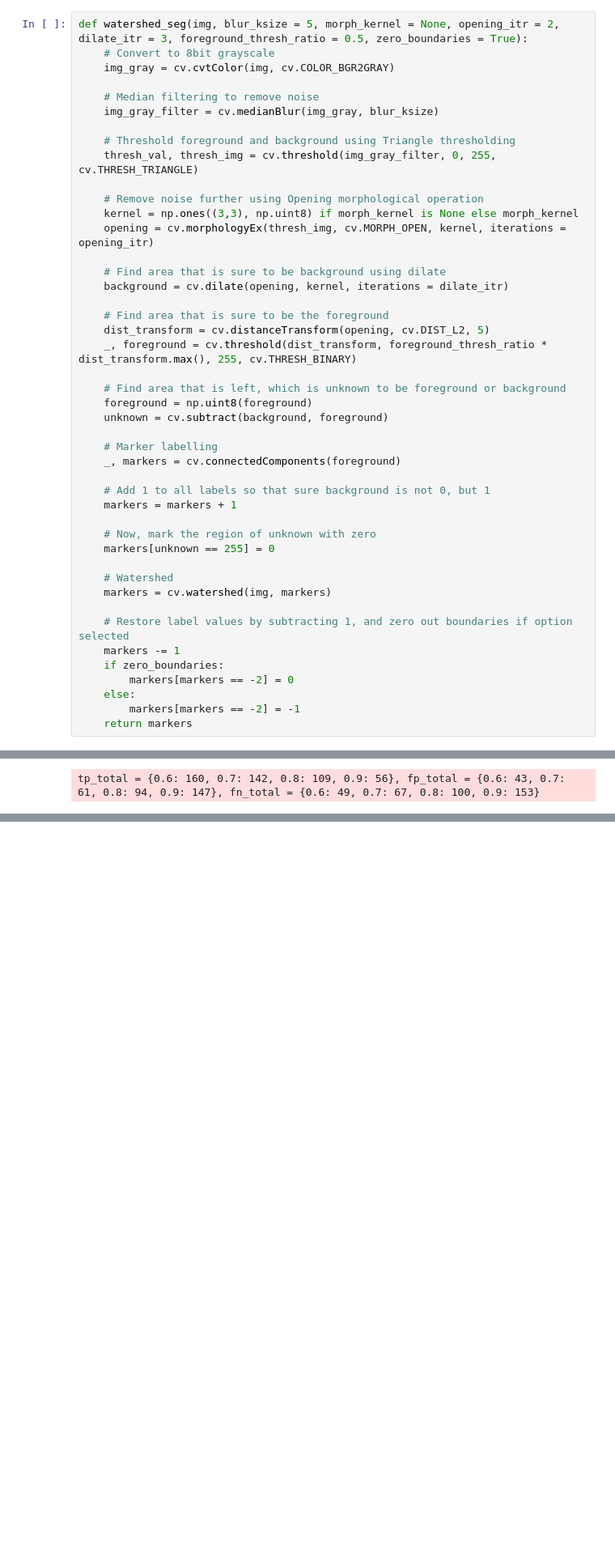
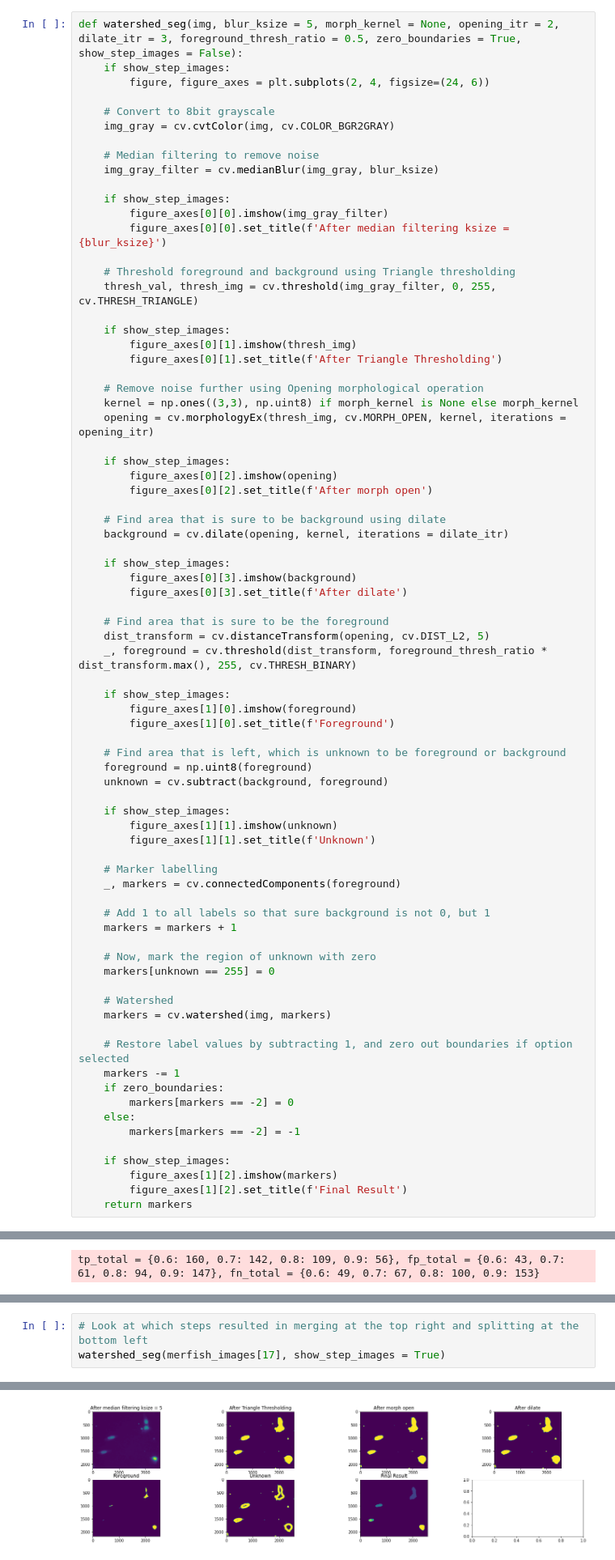
Before and after one commit to annajiwons/merfish-segmentation, a Jupyter notebook: 4_watershed/watershed.ipynb, the cells around one changed output, grey strips where cells are left out. Shown at 81% size. Drawn from its saved outputs; the diff is of its cells as text; blank space fills up the shorter version.

```diff
--- a/4_watershed/watershed.ipynb
+++ b/4_watershed/watershed.ipynb
@@ -192,30 +192,57 @@ get_confusion_matrix_vals(merfish_masks[7], markers, [0.5])
 # %% [markdown]
 Now, extract what has been done so far in to a function so that it can be run on all images.
 # %%
-def watershed_seg(img, blur_ksize = 5, morph_kernel = None, opening_itr = 2, dilate_itr = 3, foreground_thresh_ratio = 0.5, zero_boundaries = True):
+def watershed_seg(img, blur_ksize = 5, morph_kernel = None, opening_itr = 2, dilate_itr = 3, foreground_thresh_ratio = 0.5, zero_boundaries = True, show_step_images = False):
+    if show_step_images:
+        figure, figure_axes = plt.subplots(2, 4, figsize=(24, 6))
+
     # Convert to 8bit grayscale
     img_gray = cv.cvtColor(img, cv.COLOR_BGR2GRAY)
 
     # Median filtering to remove noise
     img_gray_filter = cv.medianBlur(img_gray, blur_ksize)
 
+    if show_step_images:
+        figure_axes[0][0].imshow(img_gray_filter)
+        figure_axes[0][0].set_title(f'After median filtering ksize = {blur_ksize}')
+
     # Threshold foreground and background using Triangle thresholding
     thresh_val, thresh_img = cv.threshold(img_gray_filter, 0, 255, cv.THRESH_TRIANGLE)
+
+    if show_step_images:
+        figure_axes[0][1].imshow(thresh_img)
+        figure_axes[0][1].set_title(f'After Triangle Thresholding')
 
     # Remove noise further using Opening morphological operation
     kernel = np.ones((3,3), np.uint8) if morph_kernel is None else morph_kernel
     opening = cv.morphologyEx(thresh_img, cv.MORPH_OPEN, kernel, iterations = opening_itr)
 
+    if show_step_images:
+        figure_axes[0][2].imshow(opening)
+        figure_axes[0][2].set_title(f'After morph open')
+
     # Find area that is sure to be background using dilate
     background = cv.dilate(opening, kernel, iterations = dilate_itr)
+
+    if show_step_images:
+        figure_axes[0][3].imshow(background)
+        figure_axes[0][3].set_title(f'After dilate')
 
     # Find area that is sure to be the foreground
     dist_transform = cv.distanceTransform(opening, cv.DIST_L2, 5)
     _, foreground = cv.threshold(dist_transform, foreground_thresh_ratio * dist_transform.max(), 255, cv.THRESH_BINARY)
 
+    if show_step_images:
+        figure_axes[1][0].imshow(foreground)
+        figure_axes[1][0].set_title(f'Foreground')
+
     # Find area that is left, which is unknown to be foreground or background
     foreground = np.uint8(foreground)
     unknown = cv.subtract(background, foreground)
+
+    if show_step_images:
+        figure_axes[1][1].imshow(unknown)
+        figure_axes[1][1].set_title(f'Unknown')
 
     # Marker labelling
     _, markers = cv.connectedComponents(foreground)
@@ -235,6 +262,10 @@ def watershed_seg(img, blur_ksize = 5, morph_kernel = None, opening_itr = 2, dil
         markers[markers == -2] = 0
     else:
         markers[markers == -2] = -1
+
+    if show_step_images:
+        figure_axes[1][2].imshow(markers)
+        figure_axes[1][2].set_title(f'Final Result')
     return markers
 # %%
 # Test above on demo image
@@ -399,0 +369,4 @@ The bottom left nucleus was detected as two in this case. This might be because
+# %%
+# Look at which steps resulted in merging at the top right and splitting at the bottom left
+watershed_seg(merfish_images[17], show_step_images = True)
+# %% [output]
@@ -399,0 +380 @@ The bottom left nucleus was detected as two in this case. This might be because
+[figure, added]
```
Also changed, not shown: parts of 9 cells of this notebook.
